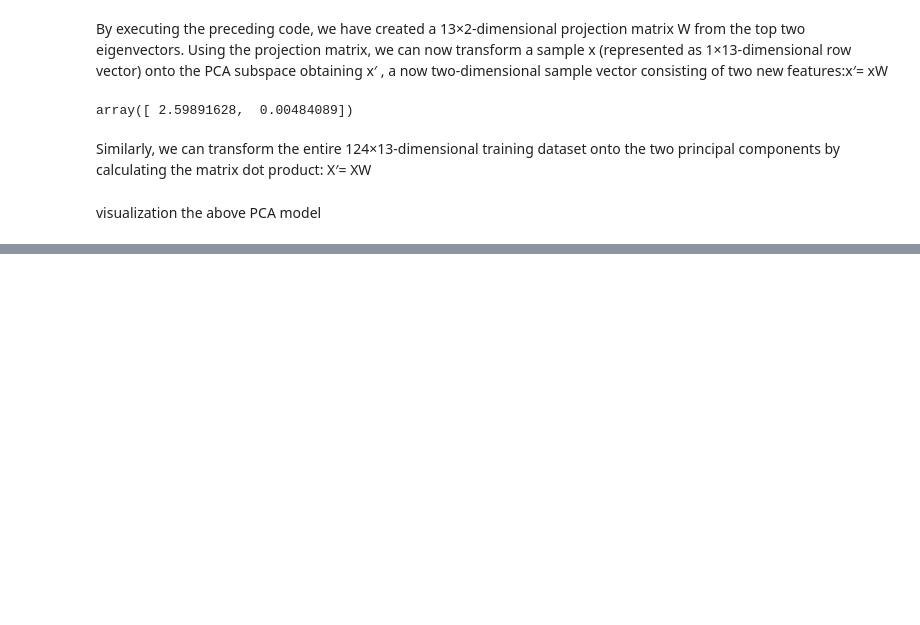
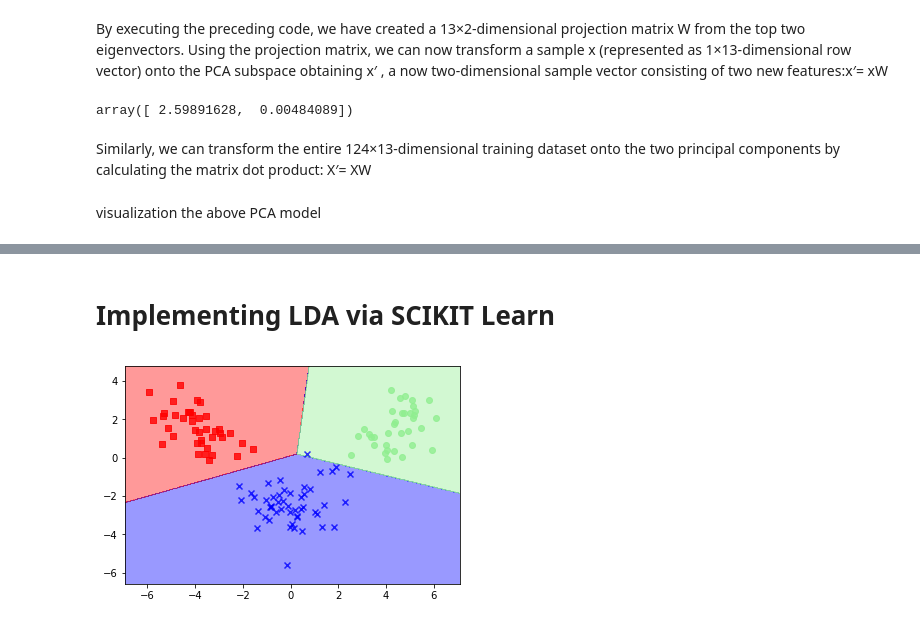
Before and after one commit to nikhil0410/pythonDataScience, a Jupyter notebook: Chapter 5-Compressing data via Dimensionality reduction.ipynb, the cells around one changed output, grey strips where cells are left out. Saved outputs shown, nothing was run; the diff lists cells and outputs as text; code cells hidden in the pictures; blank space fills up the shorter version.

```diff
--- a/Chapter 5-Compressing data via Dimensionality reduction.ipynb
+++ b/Chapter 5-Compressing data via Dimensionality reduction.ipynb
@@ -118,0 +152,4 @@ plt.show()
+# %%
+pca = PCA(n_components = None)
+pca.fit_transform(X_train_std)
+pca.explained_variance_ratio_
@@ -118,0 +282,12 @@ plt.show()
+# %% [markdown]
+# Implementing LDA via SCIKIT Learn
+# %%
+from sklearn.discriminant_analysis import LinearDiscriminantAnalysis as LDA
+lda = LDA(n_components = 2)
+X_train_lda = lda.fit_transform(X_train_std, y_train)
+lr = LogisticRegression()
+lr.fit(X_train_lda, y_train)
+plot_decision_regions(X_train_lda, y_train, classifier = lr)
+plt.show()
+# %% [output]
+[figure, added]
```
Also changed, not shown: parts of 26 cells of this notebook.
